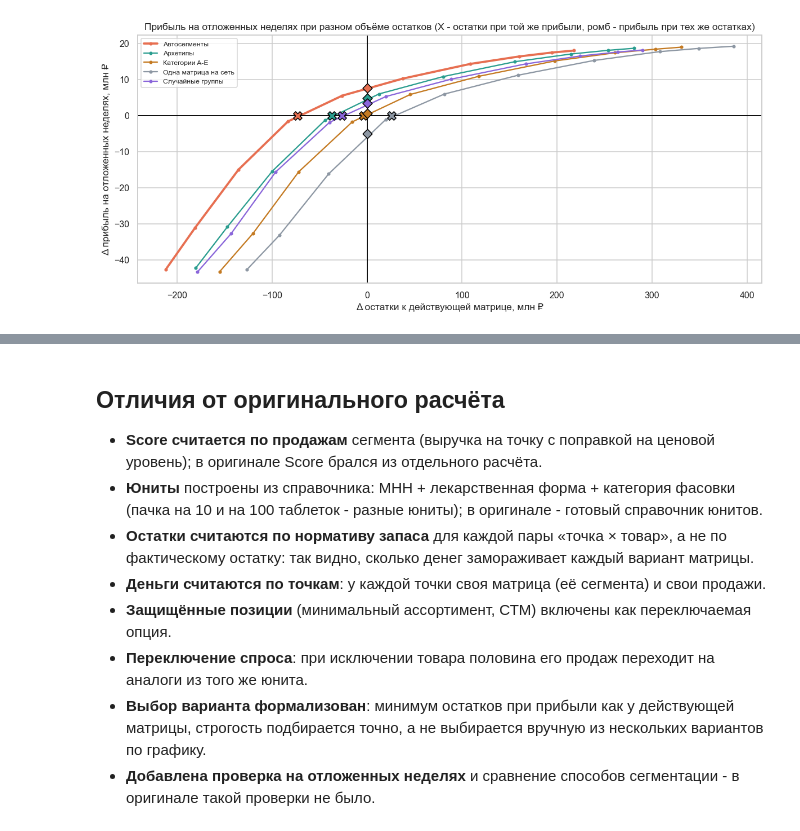
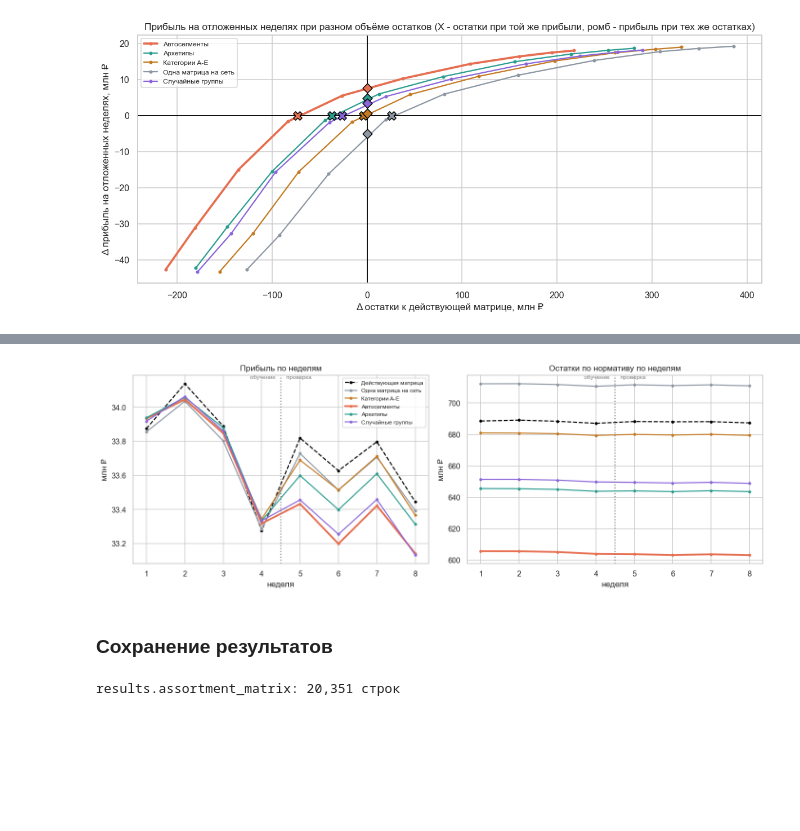
Before and after one commit to Viktor-VK/portfolio, a Jupyter notebook: Скоринг и выбор ассортиментной матрицы/01_score_abc_и_выбор_матрицы.ipynb, the cells around one changed output, grey strips where cells are left out. Drawn from its saved outputs; the diff is of its cells as text; code cells hidden in the pictures; blank space fills up the shorter version.

Commit message:
Скоринг: прибыль и остатки по неделям для всех способов
Co-Authored-By: Claude Opus 5.5 <noreply@anthropic.com>

```diff
--- a/Скоринг и выбор ассортиментной матрицы/01_score_abc_и_выбор_матрицы.ipynb
+++ b/Скоринг и выбор ассортиментной матрицы/01_score_abc_и_выбор_матрицы.ipynb
@@ -489,9 +489,10 @@ for i in range(N_RANDOM):
     groupings[f'Случайные группы #{i + 1}'] = pd.Series(rng.permutation(stores.segment.to_numpy()), index=stores.index)
 
 fact_test = evaluate(fact_pairs, test)
-rows, curve = [], []
+rows, curve, cands = [], [], {}
 for name, groups in groupings.items():
     c, _ = build_candidates(groups)
+    cands[name] = c
     rt = compare_variants(groups, c, train).set_index('вариант')
     # кривая «остатки -> прибыль» по сетке строгости: прибыль и на обучении, и на отложенных неделях
     for vname in EXP_VARIANTS:
@@ -616,15 +640,56 @@ results.assortment_matrix: 20,351 строк
-# %% [markdown]
-## Отличия от оригинального расчёта
-
-- **Score считается по продажам** сегмента (выручка на точку с поправкой на ценовой уровень); в оригинале Score
-  брался из отдельного расчёта.
-- **Юниты** построены из справочника: МНН + лекарственная форма + категория фасовки (пачка на 10 и на 100
-  таблеток - разные юниты); в оригинале - готовый справочник юнитов.
-- **Остатки считаются по нормативу запаса** для каждой пары «точка × товар», а не по фактическому остатку:
-  так видно, сколько денег замораживает каждый вариант матрицы.
-- **Деньги считаются по точкам**: у каждой точки своя матрица (её сегмента) и свои продажи.
-- **Защищённые позиции** (минимальный ассортимент, СТМ) включены как переключаемая опция.
-- **Переключение спроса**: при исключении товара половина его продаж переходит на аналоги из того же юнита.
-- **Выбор варианта формализован**: минимум остатков при прибыли как у действующей матрицы, строгость подбирается
-  точно, а не выбирается вручную из нескольких вариантов по графику.
-- **Добавлена проверка на отложенных неделях** и сравнение способов сегментации - в оригинале такой проверки не было.
+# %%
+fig, axes = plt.subplots(1, 2, figsize=(13, 4.6))
+pal = {**palette, 'Действующая матрица': 'black'}
+for name, g in by_week.groupby('способ', sort=False):
+    ls = '--' if name == 'Действующая матрица' else '-'
+    lw = 2.5 if name == 'Автосегменты' else 1.5
+    axes[0].plot(g.week, g.profit / 1e6, marker='o', ms=3, ls=ls, lw=lw, color=pal.get(name), label=name)
+    axes[1].plot(g.week, g.stock_rub / 1e6, marker='o', ms=3, ls=ls, lw=lw, color=pal.get(name), label=name)
+for ax, title in [(axes[0], 'Прибыль по неделям'), (axes[1], 'Остатки по нормативу по неделям')]:
+    ax.axvline(TRAIN_WEEKS + 0.5, color='grey', ls=':', lw=1.5)
+    ax.text(TRAIN_WEEKS + 0.4, 1, 'обучение ', transform=ax.get_xaxis_transform(), ha='right', va='top', color='grey', fontsize=8)
+    ax.text(TRAIN_WEEKS + 0.6, 1, ' проверка', transform=ax.get_xaxis_transform(), ha='left', va='top', color='grey', fontsize=8)
+    ax.set(title=title, xlabel='неделя', ylabel='млн ₽', xticks=sorted(by_week.week.unique()))
+axes[0].legend(fontsize=8); plt.tight_layout(); plt.show()
+# %% [output]
+[figure, added]
+# %% [markdown]
+### Сохранение результатов
+# %%
+def save(frame: pd.DataFrame, table: str):
+    con.execute('CREATE SCHEMA IF NOT EXISTS results')
+    con.register('tmp_df', frame)
+    con.execute(f'CREATE OR REPLACE TABLE results.{table} AS SELECT * FROM tmp_df')
+    con.unregister('tmp_df')
+
+
+final_matrix = cand[cand[selected]].join(products[['name']], on='apCode')[['grp', 'apCode', 'name', 'Unit', 'Status', 'score', 'score_norm_ap']]
+save(final_matrix.rename(columns={'grp': 'segment'}), 'assortment_matrix')
+
+# агрегаты для графиков на сайте
+save(units[['grp', 'Unit', 'score_unit', 'share_by_cluster', 'cum_share', 'Status']].rename(columns={'grp': 'segment'}), 'scoring_units')
+variants = res_train.rename(columns={'вариант': 'variant', 'positions': 'positions', 'diff_positions': 'diff_positions'})
+variants['selected'] = variants.variant == selected
+save(variants, 'scoring_variants')
+save(width.reset_index().rename(columns={'index': 'segment', 'grp': 'segment', 'факт': 'fact', 'новая': 'new'})
+     .merge(n_stores.rename('n_stores'), left_on='segment', right_index=True), 'scoring_width')
+save(summary.rename(columns={'способ': 'method', 'групп': 'groups', 'λ при той же прибыли': 'lam_zero_profit',
+                             'Δ остатки при той же прибыли': 'd_stock_zero_profit',
+                             'позиций при той же прибыли': 'positions_zero_profit',
+                             'λ при тех же остатках': 'lam_zero_stock', 'Δ прибыль при тех же остатках': 'd_profit_zero_stock'}),
+     'scoring_experiment')
+save(frontier.rename(columns={'способ': 'method', 'вариант': 'variant', 'Δ остатки': 'd_stock',
+                              'Δ прибыль, обучение': 'd_profit_train', 'Δ прибыль, проверка': 'd_profit_test'}), 'scoring_frontier')
+save(by_week.rename(columns={'способ': 'method'}), 'scoring_weekly')
+save(pd.DataFrame([('train_days', TRAIN_DAYS), ('test_days', TEST_DAYS), ('display_units', DISPLAY_UNITS),
+                   ('lead_days', LEAD_DAYS), ('review_days', REVIEW_DAYS), ('service_z', SERVICE_Z),
+                   ('capital_cost_year', CAPITAL_COST_YEAR), ('n_random', N_RANDOM),
+                   ('fact_stock_rub', fact_train.stock_rub), ('fact_profit_train', fact_train.profit),
+                   ('fact_revenue_train', fact_train.revenue), ('fact_profit_test', fact_test['profit']),
+                   ('fact_positions', fact_train.positions), ('selected_lambda', lam_sel), ('train_weeks', TRAIN_WEEKS),
+                   ('selected_profit_test', sel_test['profit']), ('selected_stock_test', sel_test['stock_rub'])],
+                  columns=['param', 'value']), 'scoring_params')
+con.close()
+print(f'results.assortment_matrix: {len(final_matrix):,} строк')
+# %% [output]
+results.assortment_matrix: 20,351 строк
```
Also changed, not shown: parts of 3 cells of this notebook, 1 other file.
